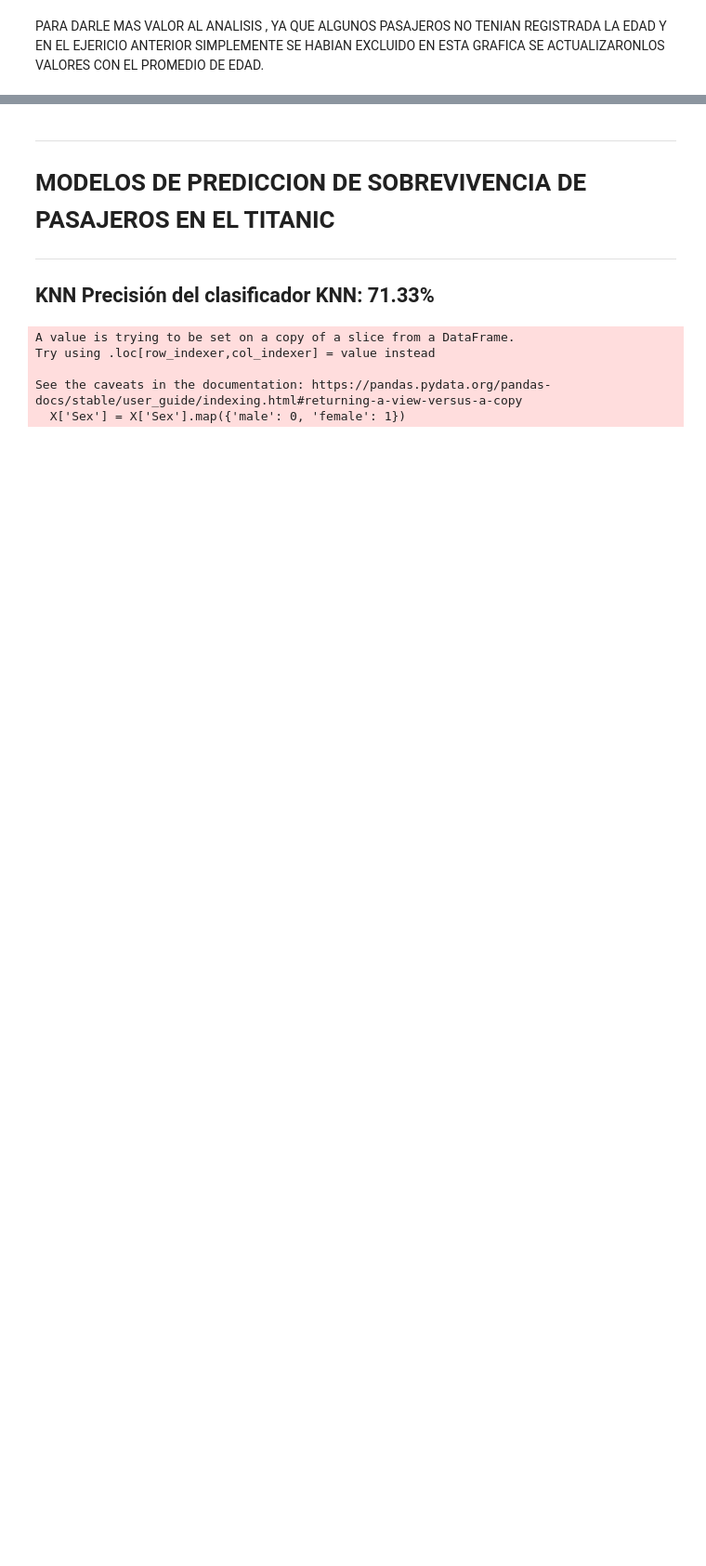
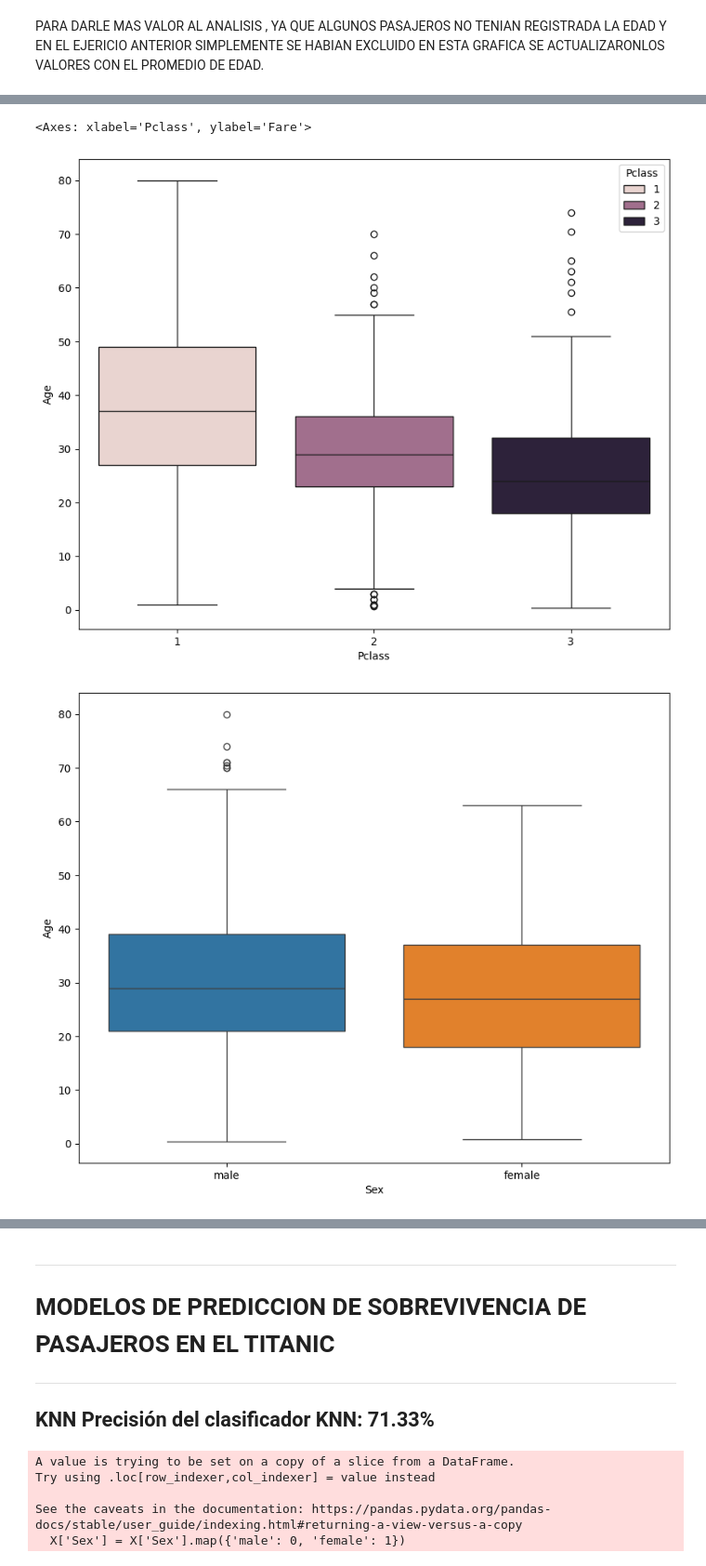
Before and after one commit to DiomedesIguax/BootCampTaller1, a Jupyter notebook: Titanic.ipynb, the cells around one changed output, grey strips where cells are left out. Shown: that part at 93% size. Drawn from its saved outputs; the diff is of its cells as text; code cells hidden in the pictures; blank space fills up the shorter version.

```diff
--- a/Titanic.ipynb
+++ b/Titanic.ipynb
@@ -268,12 +404,9 @@ PARA DARLE MAS VALOR AL ANALISIS , YA QUE ALGUNOS PASAJEROS NO TENIAN REGISTRADA
 # %%
-import pandas as pd
-import matplotlib.pyplot as plt
+# Calcular la media de la edad
+age_mean = datos['Age'].mean()
 
-# Leer el archivo CSV
-datos = pd.read_csv('/content/titanic.csv')
-
-# Eliminar filas con valores NaN en la columna 'Age'
-datos = datos.dropna(subset=['Age'])
+# Reemplazar los valores NaN en la columna 'Age' con la media
+datos['Age'] = datos['Age'].fillna(age_mean)
 
 # Crear un análisis cruzado para 'Pclass', 'Survived', 'Sex' y 'Age'
 cross_tab = pd.crosstab(index=[datos['Pclass'], datos['Survived']], columns=[datos['Sex'], pd.cut(datos['Age'], bins=[0, 18, 30, 50, 80])], margins=True, margins_name='Total')
@@ -289,5 +422,18 @@ plt.ylabel("Número de Pasajeros")
 plt.xticks(rotation=45)
 plt.legend(title='Sex - Age')
 plt.show()
+
+print("______________________________________________________________________________")
+print("\n\033[1mAnálisis Cruzado \033[0m")
+print("______________________________________________________________________________")
+
+plt.figure(figsize=(10,8))
+sns.boxplot(x='Pclass', y='Age', data=datos, hue='Pclass')
+
+plt.figure(figsize=(10,8))
+sns.boxplot(x='Sex', y='Age', data=datos, hue='Sex')
+
+plt.figure(figsize=(10,8))
+sns.boxplot(x='Pclass', y='Fare', data=datos)
 # %% [output]
 [figure]
@@ -293,0 +444,3 @@ plt.show()
+<Axes: xlabel='Pclass', ylabel='Fare'>
+[figure, added]
+[figure, added]
```
Also changed, not shown: parts of 19 cells of this notebook.
